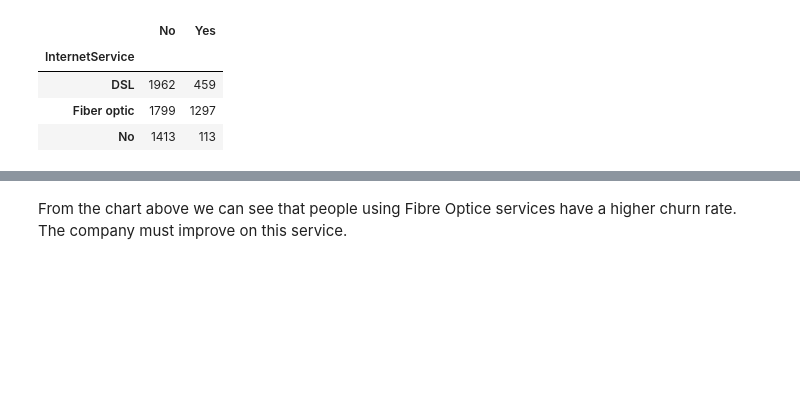
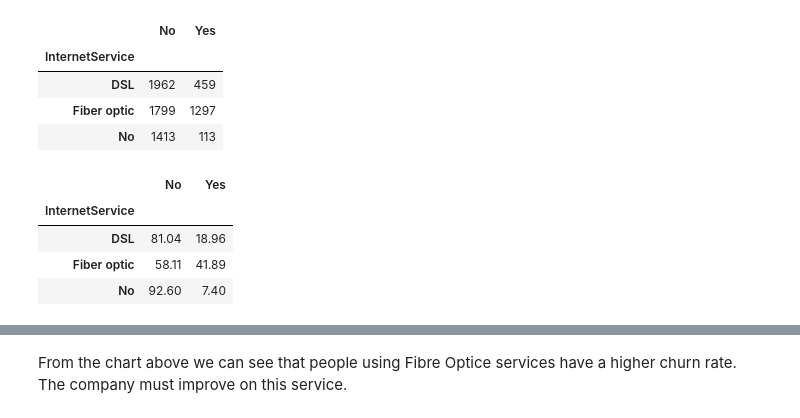
Before and after one commit to felixodette/Churn-Prediction-Telco, a Jupyter notebook: notebook.ipynb, the cells around one changed output, grey strips where cells are left out. Drawn from its saved outputs; the diff is of its cells as text; code cells hidden in the pictures; blank space fills up the shorter version.

```diff
--- a/notebook.ipynb
+++ b/notebook.ipynb
@@ -110,6 +116,13 @@ internet
 | DSL | 1962 | 459 |
 | Fiber optic | 1799 | 1297 |
 | No | 1413 | 113 |
-# %%
-internet.reset_index(inplace=True)
+# %%
+# percentage values
+round(internet.div(internet.sum(axis=1), axis=0)*100, 2)
+# %% [output]
+|  | No | Yes |
+| InternetService |  |  |
+| DSL | 81.04 | 18.96 |
+| Fiber optic | 58.11 | 41.89 |
+| No | 92.60 | 7.40 |
 # %%
```
Also changed, not shown: parts of 20 cells of this notebook.
